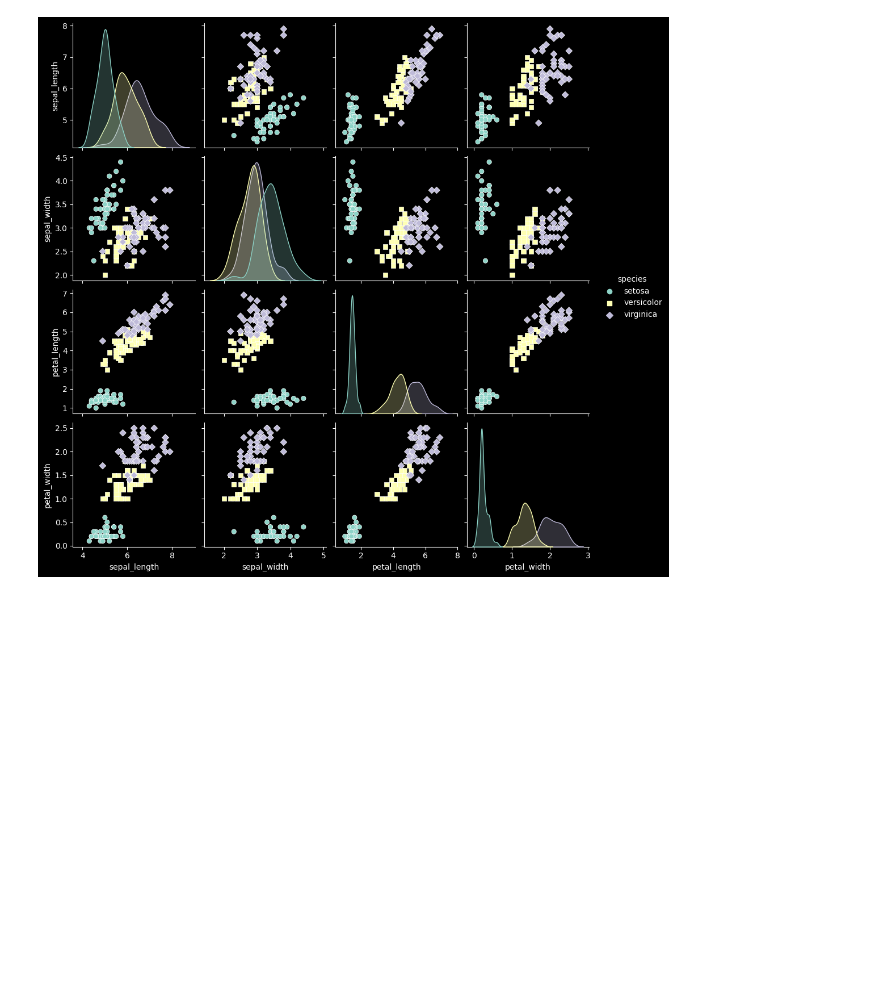
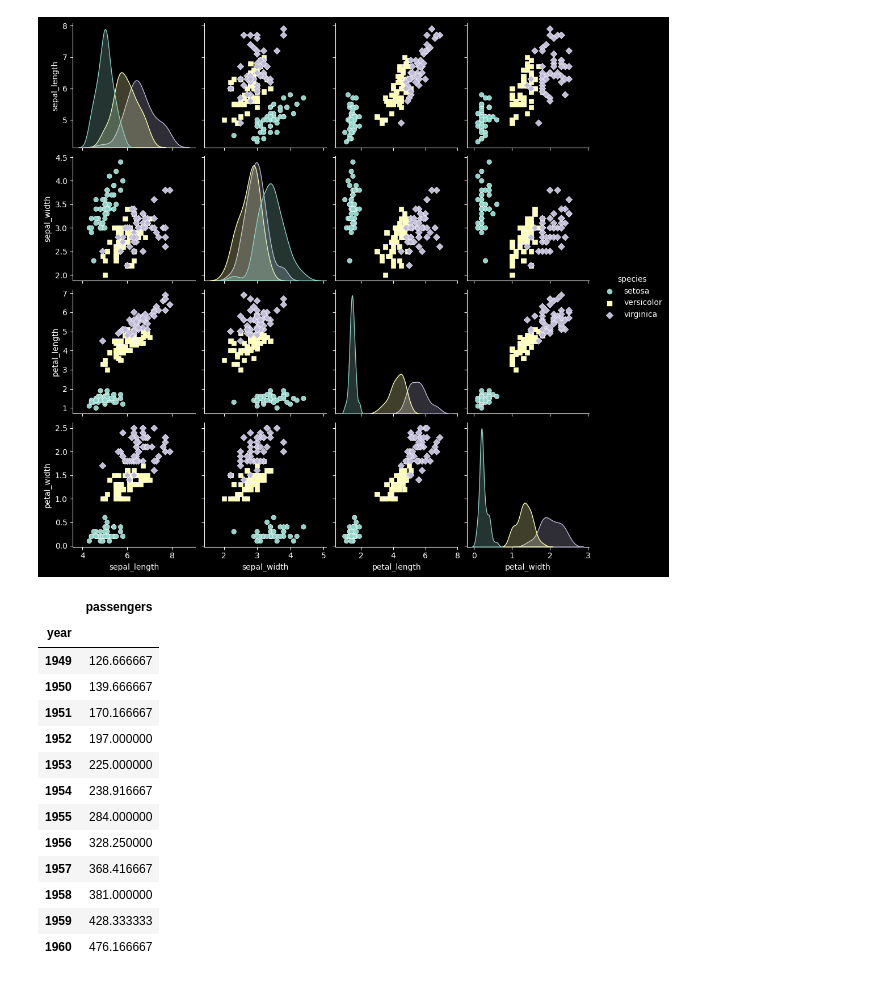
Before and after one commit to PeachDew/data_storytelling, a Jupyter notebook: datastoryexploration.ipynb, the cells around one changed output. Cells and saved outputs as stored; diff of their text form; code cells hidden in the pictures; blank space fills up the shorter version.

```diff
--- a/datastoryexploration.ipynb
+++ b/datastoryexploration.ipynb
@@ -139,4 +136,22 @@ sns.pairplot(iris, hue='species', markers=['o', 's', 'D'])
 plt.show()
 # %% [output]
 [figure]
+# %%
+flights = sns.load_dataset("flights")
+agg_df = flights[['year','passengers']].groupby('year').mean()
+# %% [output]
+|  | passengers |
+| year |  |
+| 1949 | 126.666667 |
+| 1950 | 139.666667 |
+| 1951 | 170.166667 |
+| 1952 | 197.000000 |
+| 1953 | 225.000000 |
+| 1954 | 238.916667 |
+| 1955 | 284.000000 |
+| 1956 | 328.250000 |
+| 1957 | 368.416667 |
+| 1958 | 381.000000 |
+| 1959 | 428.333333 |
+| 1960 | 476.166667 |
 # %%
```
Also changed, not shown: parts of 2 cells of this notebook, 1 other file.
